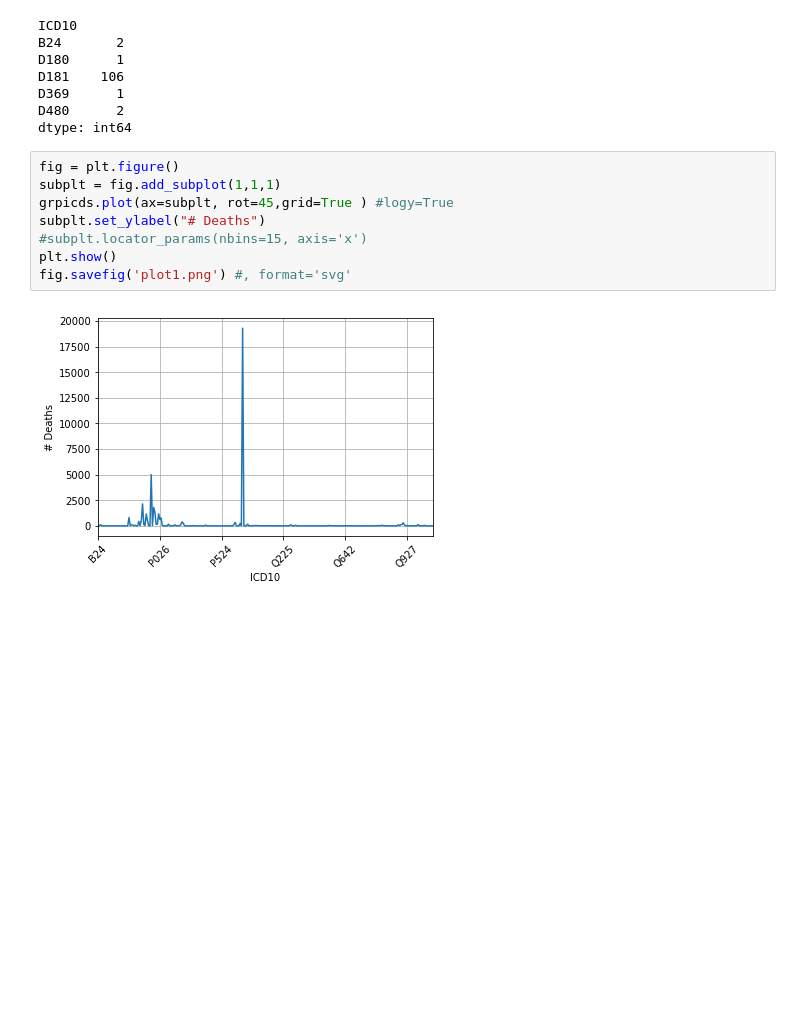
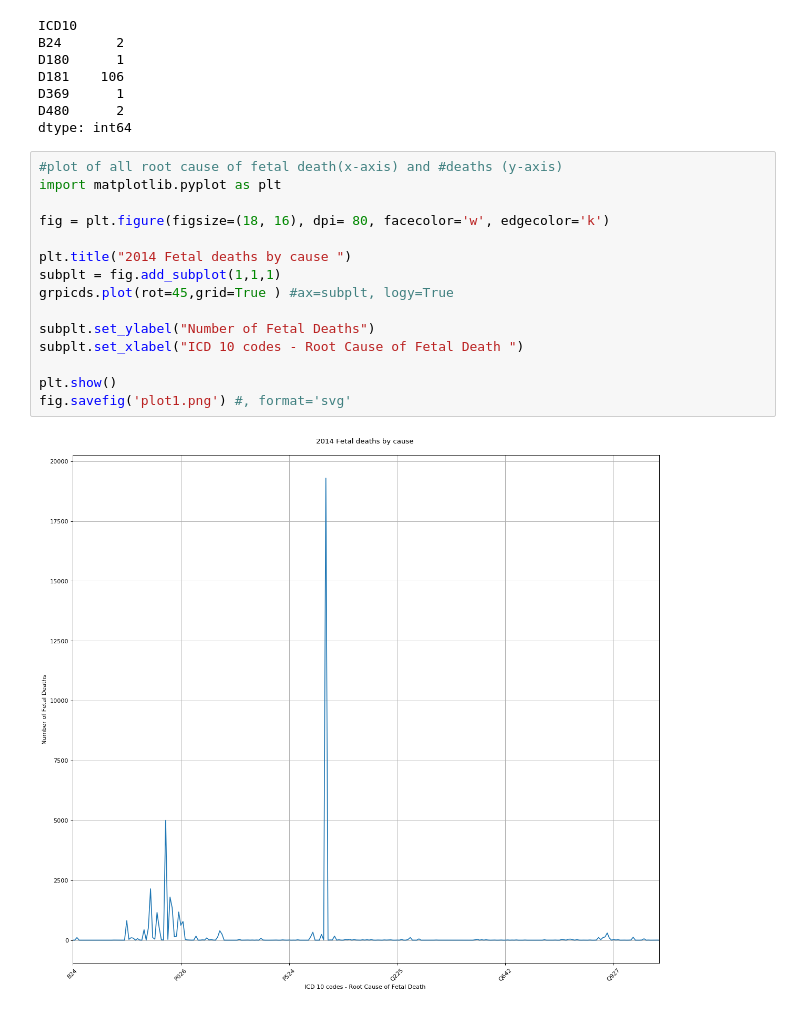
Before and after one commit to shayanray/dataincubator2017, a Jupyter notebook: DataIncubator-analysis.ipynb, the cells around one changed output. Saved outputs shown, nothing was run; the diff lists cells and outputs as text; blank space fills up the shorter version.

Commit message:
updates to plot

```diff
--- a/DataIncubator-analysis.ipynb
+++ b/DataIncubator-analysis.ipynb
@@ -74,12 +75,19 @@ D369      1
 D480      2
 dtype: int64
 # %%
-fig = plt.figure()
+#plot of all root cause of fetal death(x-axis) and #deaths (y-axis)
+import matplotlib.pyplot as plt
+
+fig = plt.figure(figsize=(18, 16), dpi= 80, facecolor='w', edgecolor='k')
+
+plt.title("2014 Fetal deaths by cause ")
 subplt = fig.add_subplot(1,1,1)
-grpicds.plot(ax=subplt, rot=45,grid=True ) #logy=True
-subplt.set_ylabel("# Deaths")
-#subplt.locator_params(nbins=15, axis='x')
+grpicds.plot(rot=45,grid=True ) #ax=subplt, logy=True
+
+subplt.set_ylabel("Number of Fetal Deaths")
+subplt.set_xlabel("ICD 10 codes - Root Cause of Fetal Death ")
+
 plt.show()
 fig.savefig('plot1.png') #, format='svg'
 # %% [output]
-[figure, old version]
+[figure, new version]
```
Also changed, not shown: parts of 5 cells of this notebook, 1 other file.
